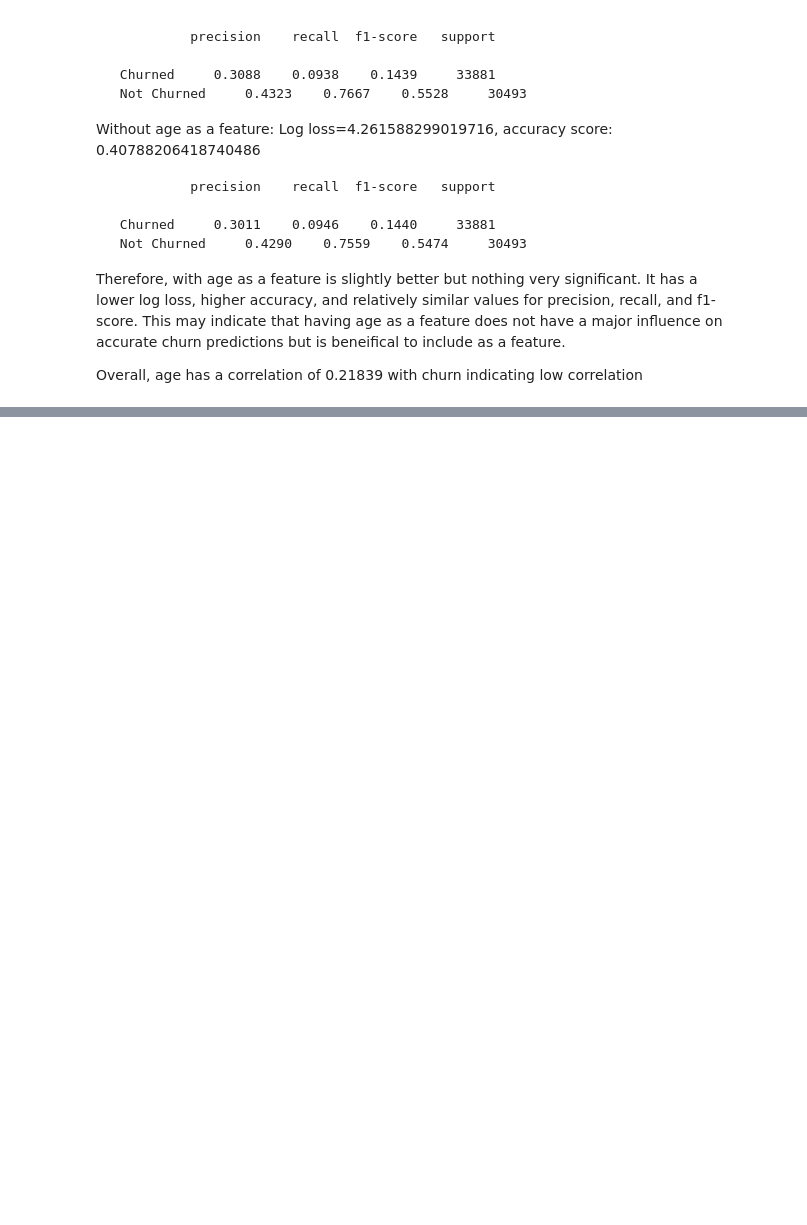
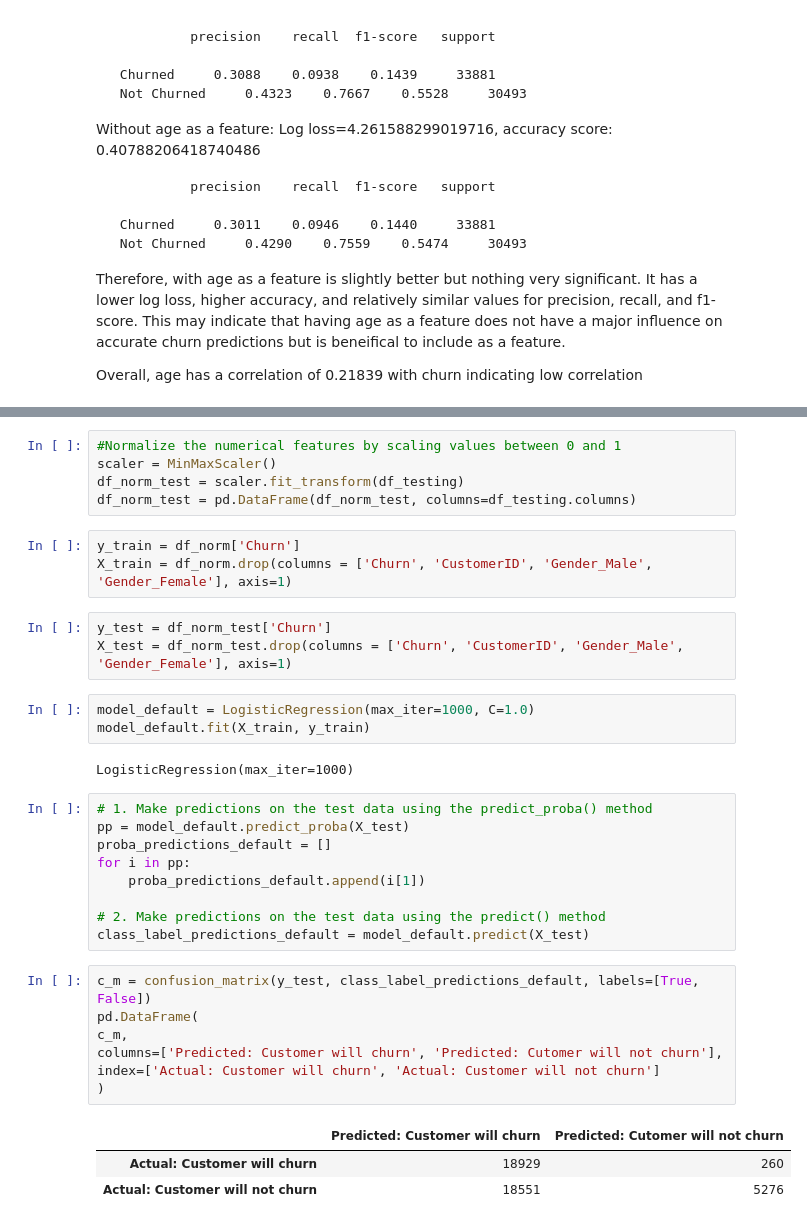
Before and after one commit to jkyc38/teammastercard, a Jupyter notebook: Experiment-Remove Age.ipynb, the cells around one changed output, grey strips where cells are left out. Drawn from its saved outputs; the diff is of its cells as text; blank space fills up the shorter version.

```diff
--- a/Experiment-Remove Age.ipynb
+++ b/Experiment-Remove Age.ipynb
@@ -639,0 +753,36 @@ Overall, age has a correlation of 0.21839 with churn indicating low correlation
+# %%
+#Normalize the numerical features by scaling values between 0 and 1
+scaler = MinMaxScaler()
+df_norm_test = scaler.fit_transform(df_testing)
+df_norm_test = pd.DataFrame(df_norm_test, columns=df_testing.columns)
+# %%
+y_train = df_norm['Churn']
+X_train = df_norm.drop(columns = ['Churn', 'CustomerID', 'Gender_Male', 'Gender_Female'], axis=1)
+# %%
+y_test = df_norm_test['Churn']
+X_test = df_norm_test.drop(columns = ['Churn', 'CustomerID', 'Gender_Male', 'Gender_Female'], axis=1)
+# %%
+model_default = LogisticRegression(max_iter=1000, C=1.0)
+model_default.fit(X_train, y_train)
+# %% [output]
+LogisticRegression(max_iter=1000)
+# %%
+# 1. Make predictions on the test data using the predict_proba() method
+pp = model_default.predict_proba(X_test)
+proba_predictions_default = []
+for i in pp:
+    proba_predictions_default.append(i[1])
+
+# 2. Make predictions on the test data using the predict() method
+class_label_predictions_default = model_default.predict(X_test)
+# %%
+c_m = confusion_matrix(y_test, class_label_predictions_default, labels=[True, False])
+pd.DataFrame(
+c_m,
+columns=['Predicted: Customer will churn', 'Predicted: Cutomer will not churn'],
+index=['Actual: Customer will churn', 'Actual: Customer will not churn']
+)
+# %% [output]
+|  | Predicted: Customer will churn | Predicted: Cutomer will not churn |
+| Actual: Customer will churn | 18929 | 260 |
+| Actual: Customer will not churn | 18551 | 5276 |
```
Also changed, not shown: parts of 20 cells of this notebook.
